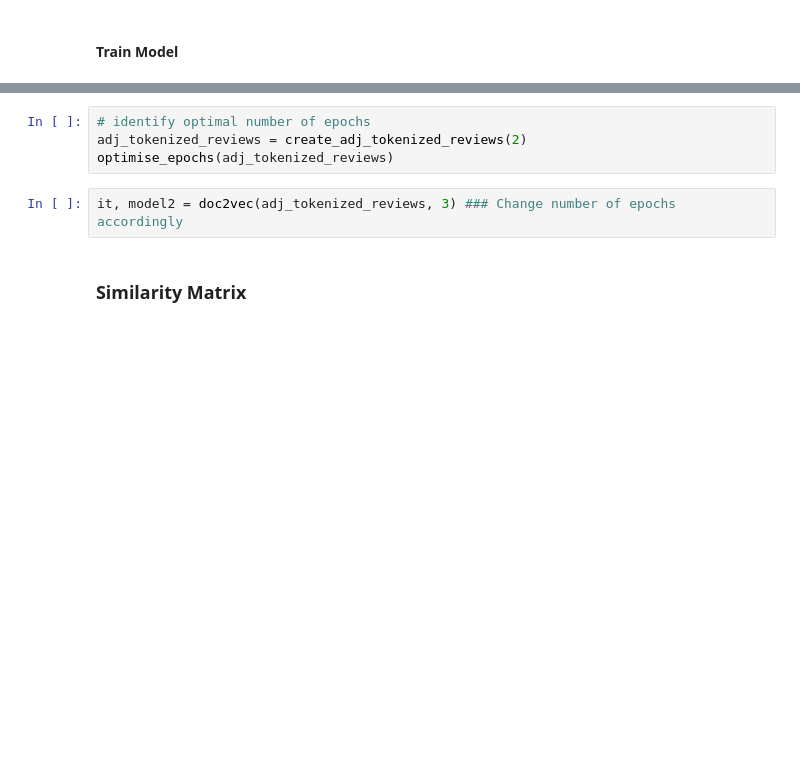
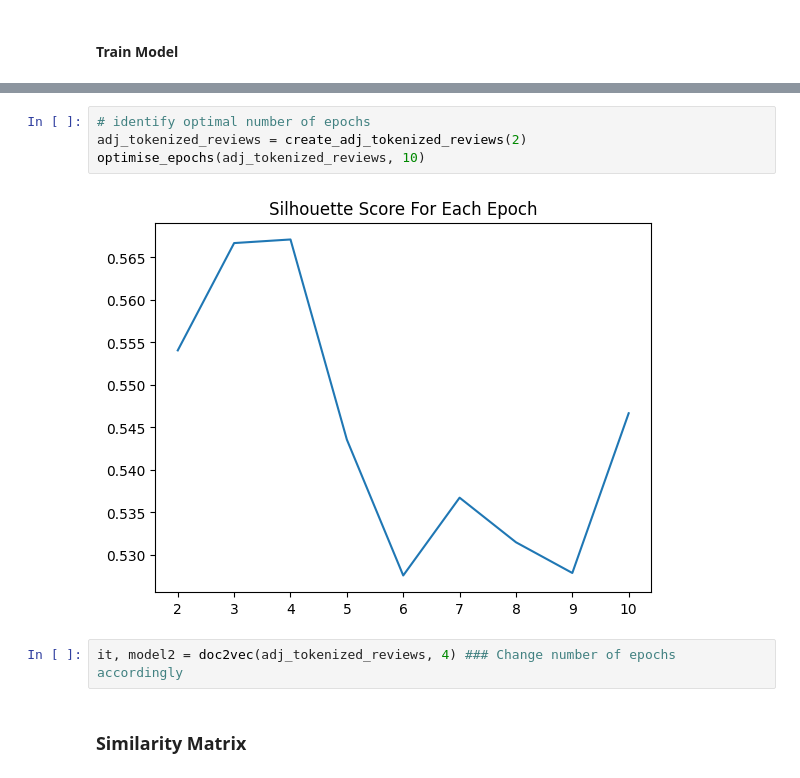
Before and after one commit to sabyeo/bt4221, a Jupyter notebook: doc2vec_topic_modelling_restaurant.ipynb, the cells around one changed output, grey strips where cells are left out. Drawn from its saved outputs; the diff is of its cells as text; blank space fills up the shorter version.

Commit message:
results for models 1 to 4

```diff
--- a/doc2vec_topic_modelling_restaurant.ipynb
+++ b/doc2vec_topic_modelling_restaurant.ipynb
@@ -477,9 +483,11 @@ plt.show()
 # %%
 # identify optimal number of epochs
 adj_tokenized_reviews = create_adj_tokenized_reviews(2)
-optimise_epochs(adj_tokenized_reviews)
+optimise_epochs(adj_tokenized_reviews, 10)
+# %% [output]
+[figure, added]
 # %%
-it, model2 = doc2vec(adj_tokenized_reviews, 3) ### Change number of epochs accordingly
+it, model2 = doc2vec(adj_tokenized_reviews, 4) ### Change number of epochs accordingly
 # %% [markdown]
 ### Similarity Matrix
 # %%
```
Also changed, not shown: parts of 72 cells of this notebook.
